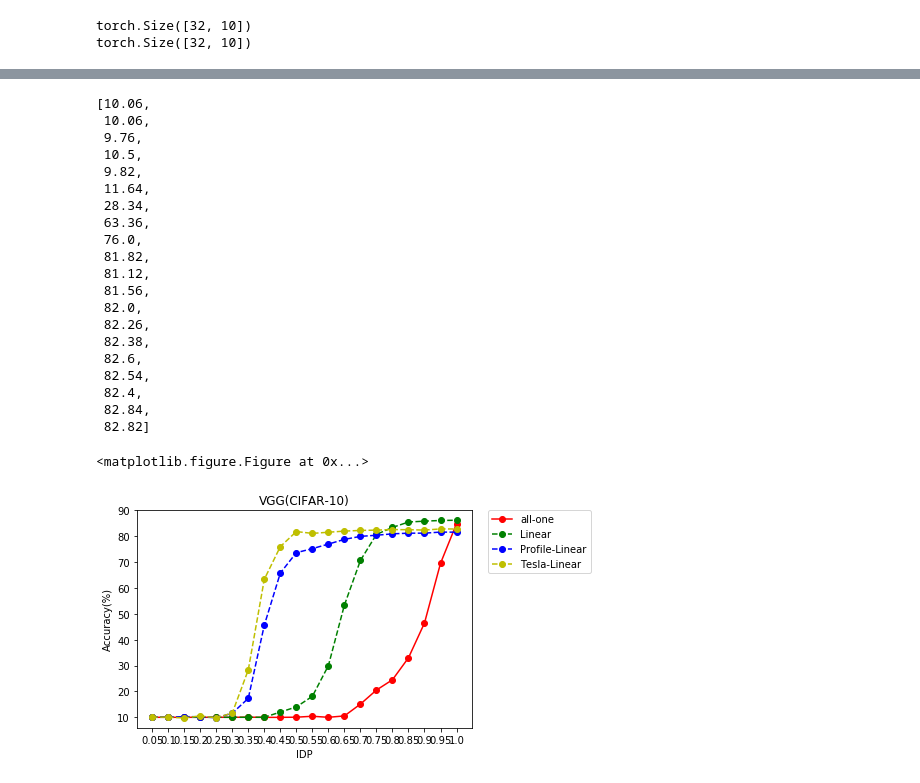
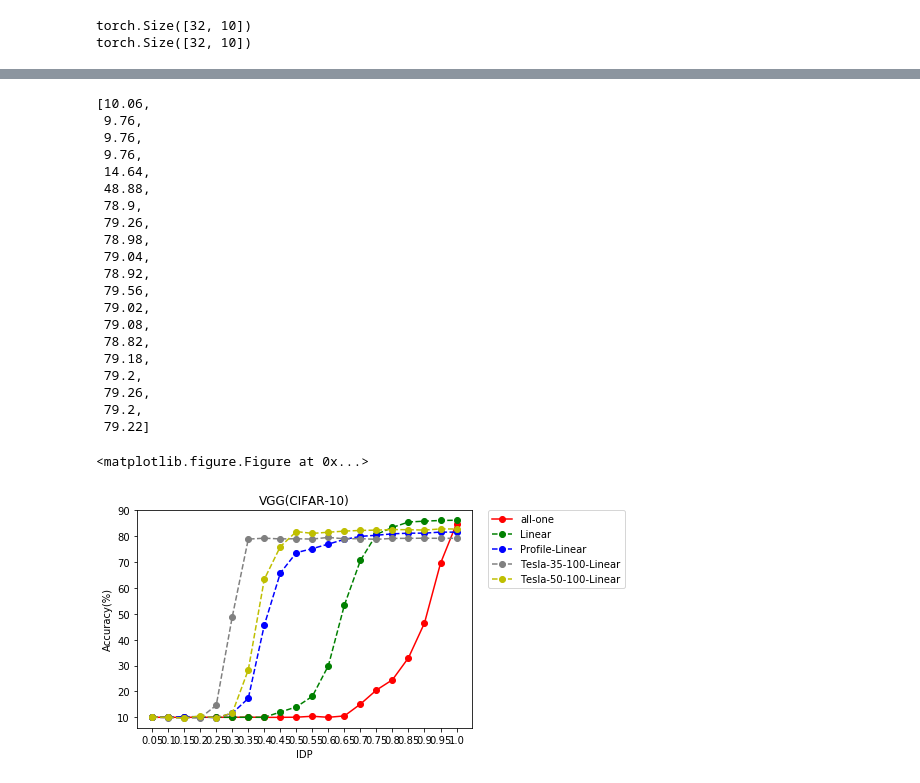
Before and after one commit to tainanboy/Channel-Prioritized-CNN, a Jupyter notebook: tesla_linear_IDP.ipynb, the cells around one changed output, grey strips where cells are left out. Saved outputs shown, nothing was run; the diff lists cells and outputs as text; code cells hidden in the pictures.

```diff
--- a/tesla_linear_IDP.ipynb
+++ b/tesla_linear_IDP.ipynb
@@ -59,17 +59,17 @@ transform = transforms.Compose(
 trainset = torchvision.datasets.CIFAR10(root=data_path,
                                         train=True, download=True, transform=transform)
 trainloader = torch.utils.data.DataLoader(trainset, batch_size=batch_size, shuffle=True,
-                                          num_workers=3)
+                                          num_workers=4)
 
 valset = torchvision.datasets.CIFAR10(root=data_path,
                                        train=False, download=True, transform=transform)
 valloader = torch.utils.data.DataLoader(valset, batch_size=batch_size, shuffle=False, sampler=ChunkSampler(5000,0),
-                                        num_workers=3)
+                                        num_workers=4)
 
 testset = torchvision.datasets.CIFAR10(root=data_path,
                                        train=False, download=True, transform=transform)
 testloader = torch.utils.data.DataLoader(testset, batch_size=batch_size, shuffle=False, sampler=ChunkSampler(5000,5000),
-                                        num_workers=3)
+                                        num_workers=4)
 
 print(trainset.__len__())
 print(valset.__len__())
@@ -479,7 +479,7 @@ idp_scale = list(map(lambda x: x/20,range(1,21)))
 print(idp_scale)
 for i in idp_scale:
     net_inference = tesla_coef_idp_VGG_branch(idp_layers, idp1=1, idp2=i).type(dtype)
-    net_inference.load_state_dict(torch.load('saved_models/tesla_branch_linear_idp_model.pkl'))
+    net_inference.load_state_dict(torch.load('saved_models/35_100_tesla_branch_linear_idp_model.pkl'))
     a = test_acccuracy(testloader, net_inference.eval())
     idp_acc_history.append(a)
 # %% [output]
@@ -504,25 +504,46 @@ Accuracy of the network on the 10000 test images: 82 %
 idp_acc_history
 # %% [output]
 [10.06,
- 10.06,
  9.76,
- 10.5,
- 9.82,
- 11.64,
- 28.34,
- 63.36,
- 76.0,
- 81.82,
- 81.12,
- 81.56,
- 82.0,
- 82.26,
- 82.38,
- 82.6,
- 82.54,
- 82.4,
- 82.84,
- 82.82]
+ 9.76,
+ 9.76,
+ 14.64,
+ 48.88,
+ 78.9,
+ 79.26,
+ 78.98,
+ 79.04,
+ 78.92,
+ 79.56,
+ 79.02,
+ 79.08,
+ 78.82,
+ 79.18,
+ 79.2,
+ 79.26,
+ 79.2,
+ 79.22]
+# %%
+tesla_50_100 = [10.06,
+ 10.06,
+ 9.76,
+ 10.5,
+ 9.82,
+ 11.64,
+ 28.34,
+ 63.36,
+ 76.0,
+ 81.82,
+ 81.12,
+ 81.56,
+ 82.0,
+ 82.26,
+ 82.38,
+ 82.6,
+ 82.54,
+ 82.4,
+ 82.84,
+ 82.82]
 # %%
 profile = [10.06,
  10.06,
@@ -587,7 +608,7 @@ linear_history = [10.0,
  86.11,
  86.2]
 # %%
-def plot_idp_accuracy(accuracy1=None, accuracy2=None, accuracy3=None, accuracy4=None):
+def plot_idp_accuracy(accuracy1=None, accuracy2=None, accuracy3=None, accuracy4=None, accuracy5 = None):
     plt.clf()
     fig4 = plt.figure()
     ax1 = fig4.add_subplot(111)
@@ -600,7 +621,9 @@ def plot_idp_accuracy(accuracy1=None, accuracy2=None, accuracy3=None, accuracy4=
     if accuracy3:
         ax1.plot(idp_scale_i, accuracy3, marker='o', linestyle='--', color='b', label="Profile-Linear")
     if accuracy4:
-        ax1.plot(idp_scale_i, accuracy4, marker='o', linestyle='--', color='y', label="Tesla-Linear")
+        ax1.plot(idp_scale_i, accuracy4, marker='o', linestyle='--', color='gray', label="Tesla-35-100-Linear")
+    if accuracy5:
+        ax1.plot(idp_scale_i, accuracy5, marker='o', linestyle='--', color='y', label="Tesla-50-100-Linear")
     plt.xticks(idp_scale_i, idp_scale)
     plt.xlabel("IDP")
     plt.ylabel("Accuracy(%)")
@@ -608,7 +631,7 @@ def plot_idp_accuracy(accuracy1=None, accuracy2=None, accuracy3=None, accuracy4=
     plt.title("VGG(CIFAR-10)")
     plt.savefig('results_graphs/tesla_branch_linear_idp_accuracy.png')
 # %%
-plot_idp_accuracy(all_one_acc_history,linear_history, profile,idp_acc_history)
+plot_idp_accuracy(all_one_acc_history,linear_history, profile,idp_acc_history, tesla_50_100)
 # %% [output]
 <matplotlib.figure.Figure at 0x...>
-[figure, old version]
+[figure, new version]
```
Also changed, not shown: parts of 11 cells of this notebook, 4 other files.
